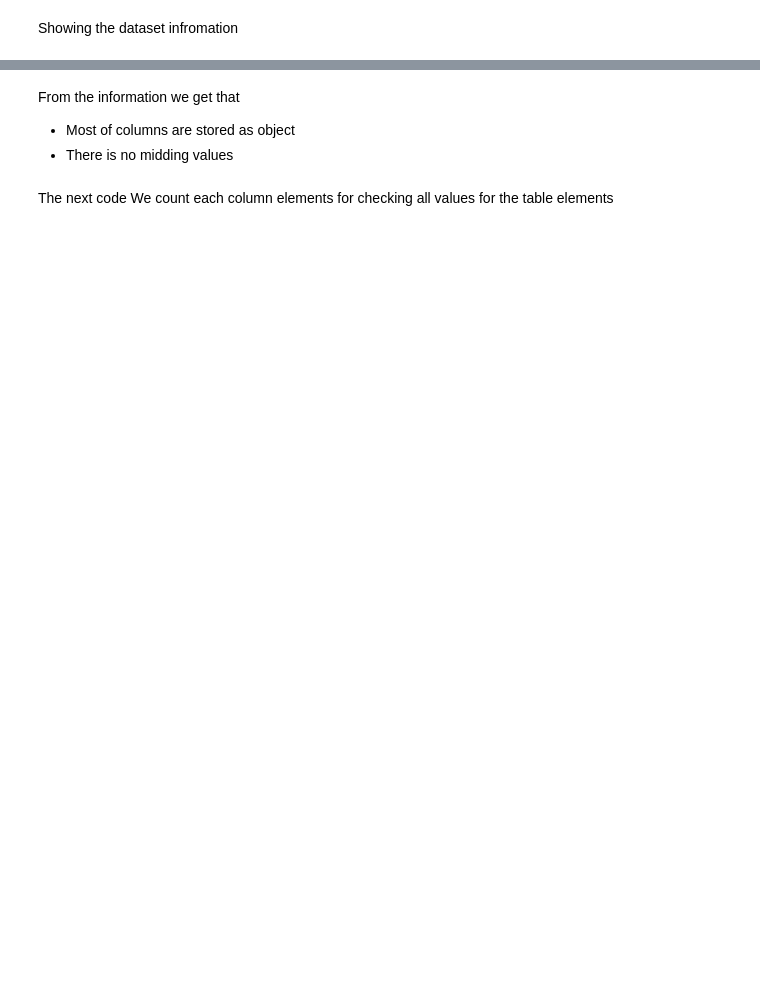
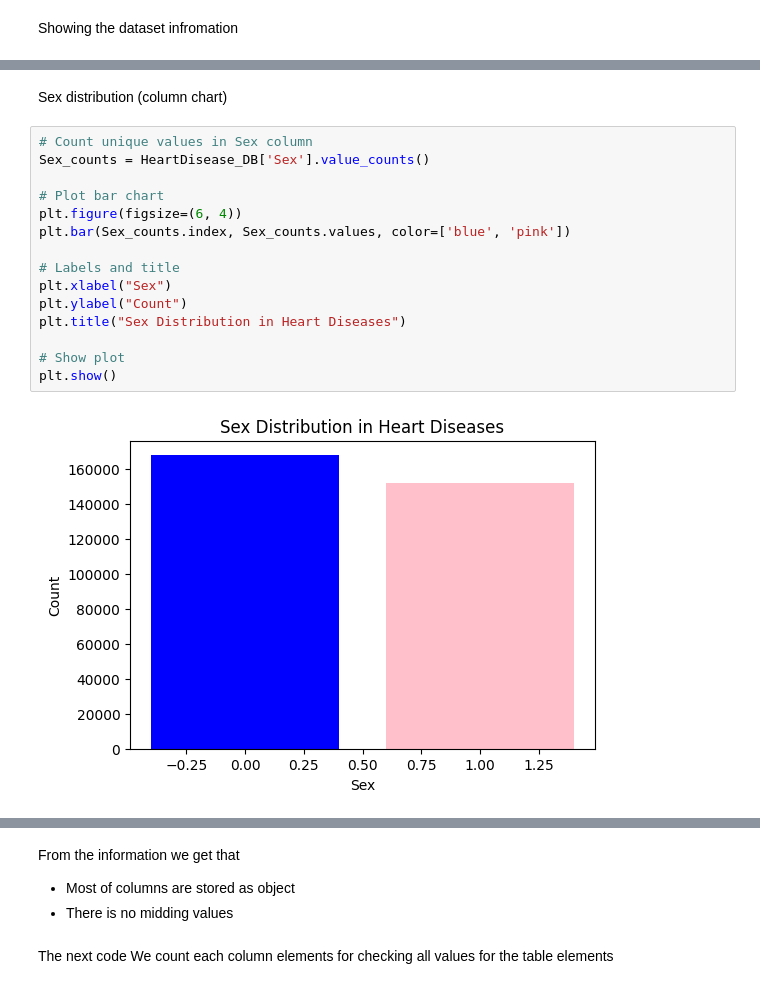
Before and after one commit to MhmoodHmmam/DEPI2_GP_Health_Care, a Jupyter notebook: Healthcare_Predictive_Analytics_Project.ipynb, the cells around one changed output, grey strips where cells are left out. Drawn from its saved outputs; the diff is of its cells as text; blank space fills up the shorter version.

```diff
--- a/Healthcare_Predictive_Analytics_Project.ipynb
+++ b/Healthcare_Predictive_Analytics_Project.ipynb
@@ -707,0 +760,19 @@ memory usage: 43.9+ MB
+# %% [markdown]
+Sex distribution (column chart)
+# %%
+# Count unique values in Sex column
+Sex_counts = HeartDisease_DB['Sex'].value_counts()
+
+# Plot bar chart
+plt.figure(figsize=(6, 4))
+plt.bar(Sex_counts.index, Sex_counts.values, color=['blue', 'pink'])
+
+# Labels and title
+plt.xlabel("Sex")
+plt.ylabel("Count")
+plt.title("Sex Distribution in Heart Diseases")
+
+# Show plot
+plt.show()
+# %% [output]
+[figure, added]
```
Also changed, not shown: parts of 105 cells of this notebook.
